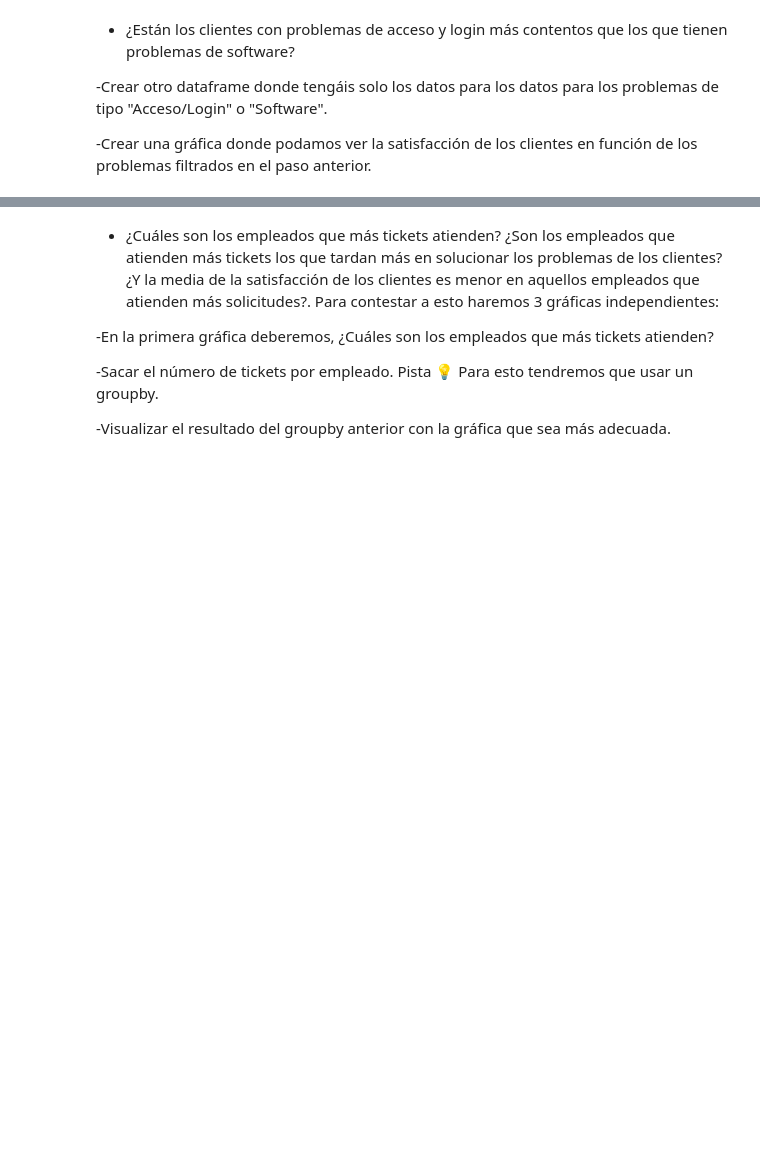
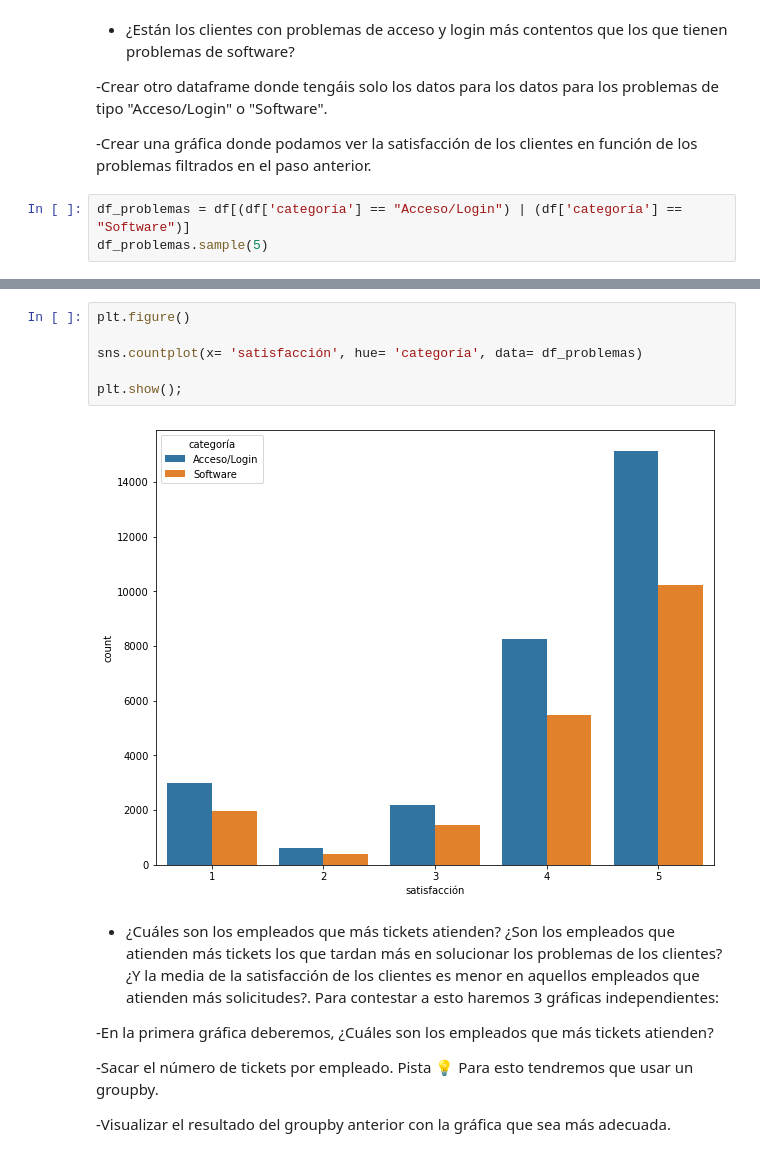
Before and after one commit to Adalab/EDA-y-ETL, a Jupyter notebook: eda/eda-III.ipynb, the cells around one changed output, grey strips where cells are left out. Cells and saved outputs as stored; diff of their text form; blank space fills up the shorter version.

```diff
--- a/eda/eda-III.ipynb
+++ b/eda/eda-III.ipynb
@@ -40,3 +60,6 @@ df = pd.read_csv("datos/historico_tickets_limpio_pandas.csv", index_col=0)
 -Crear otro dataframe donde tengáis solo los datos para los datos para los problemas de tipo "Acceso/Login" o "Software".
 
 -Crear una gráfica donde podamos ver la satisfacción de los clientes en función de los problemas filtrados en el paso anterior.
+# %%
+df_problemas = df[(df['categoría'] == "Acceso/Login") | (df['categoría'] == "Software")]
+df_problemas.sample(5)
@@ -43,3 +73,11 @@ df = pd.read_csv("datos/historico_tickets_limpio_pandas.csv", index_col=0)
+# %%
+plt.figure()
+
+sns.countplot(x= 'satisfacción', hue= 'categoría', data= df_problemas)
+
+plt.show();
+# %% [output]
+[figure, added]
 # %% [markdown]
 - ¿Cuáles son los empleados que más tickets atienden? ¿Son los empleados que atienden más tickets los que tardan más en solucionar los problemas de los clientes? ¿Y la media de la satisfacción de los clientes es menor en aquellos empleados que atienden más solicitudes?. Para contestar a esto haremos 3 gráficas independientes:
 
```
Also changed, not shown: parts of 15 cells of this notebook.
